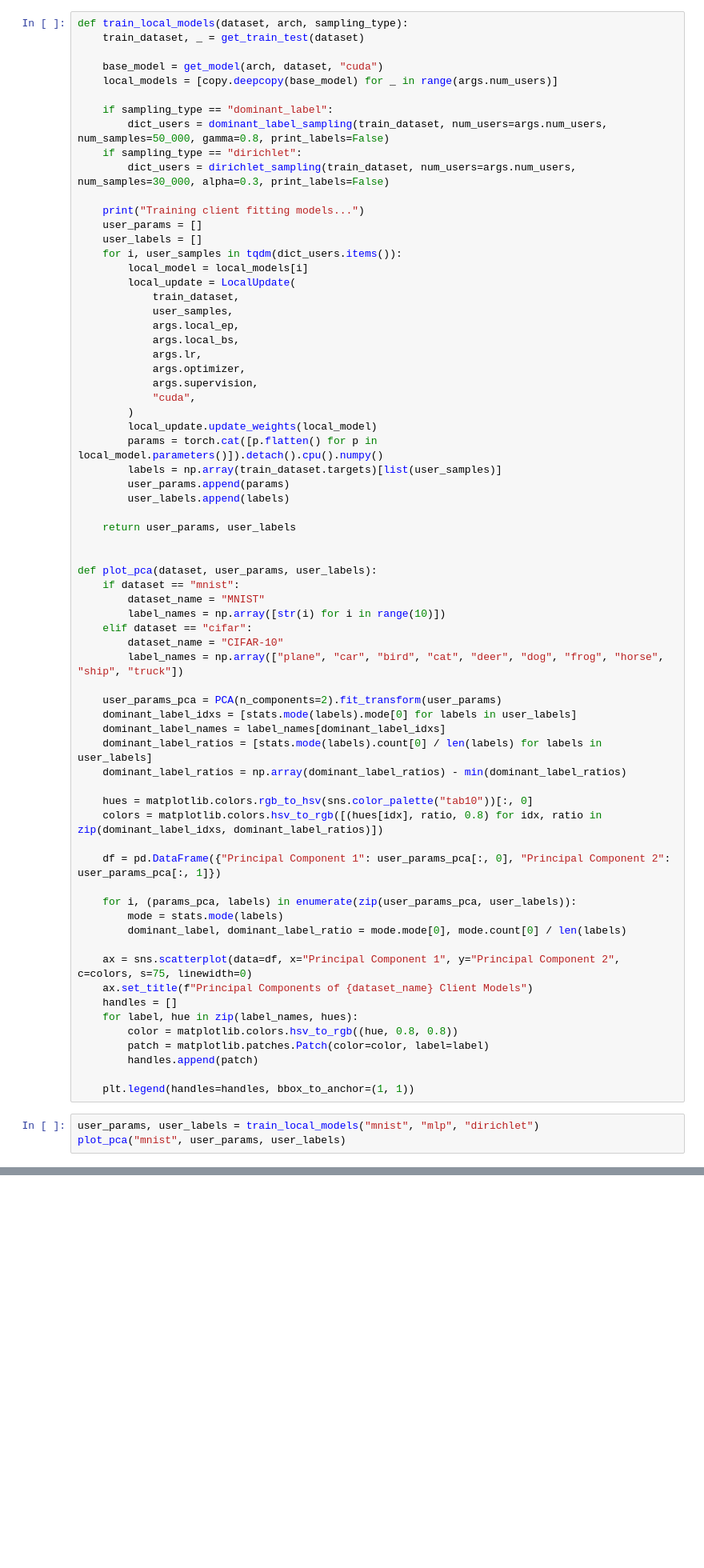
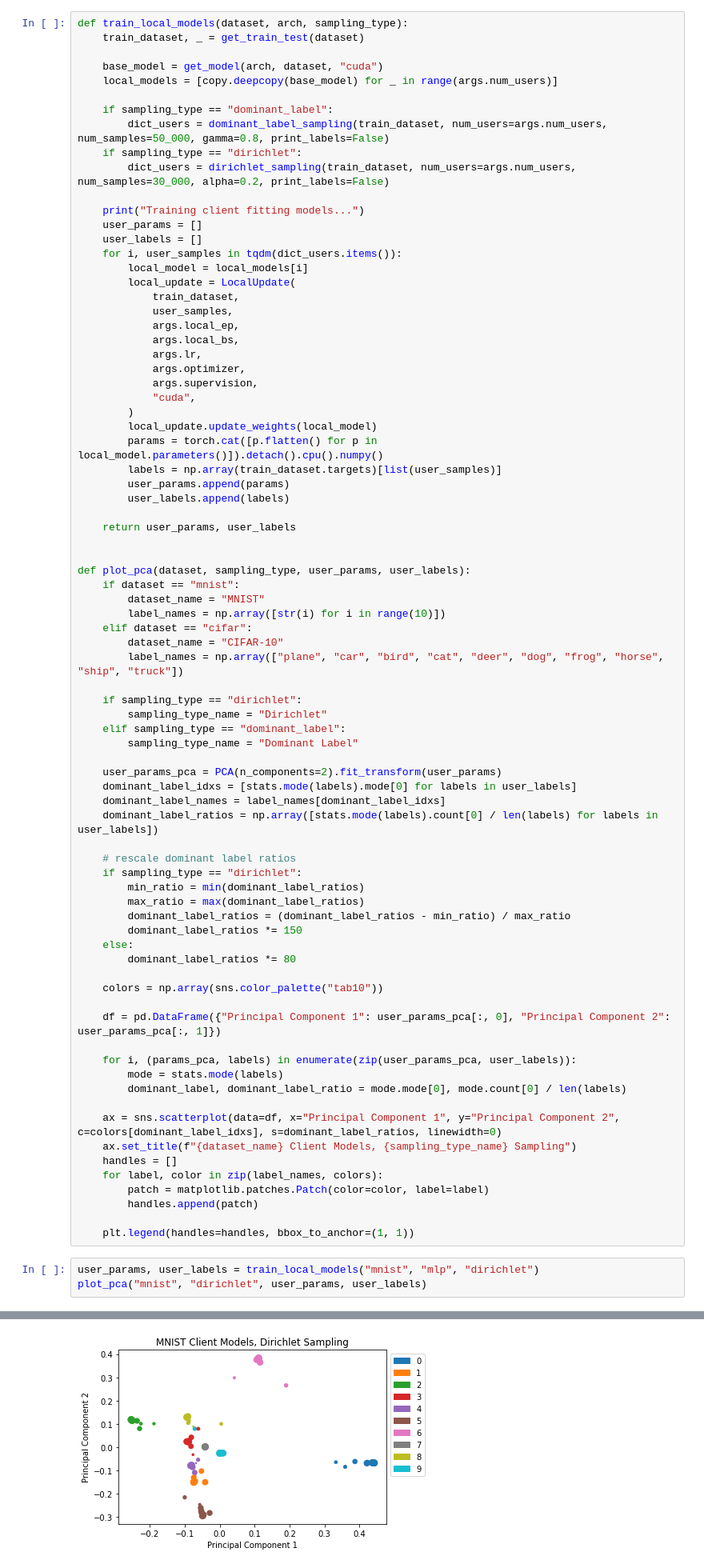
Before and after one commit to dariodematties/Self_Supervised_Federated_Learning, a Jupyter notebook: src/experiments_pca_visualization.ipynb, the cells around one changed output, grey strips where cells are left out. Shown: that part at 80% size. Drawn from its saved outputs; the diff is of its cells as text; blank space fills up the shorter version.

Commit message:
finished pca plotting

```diff
--- a/src/experiments_pca_visualization.ipynb
+++ b/src/experiments_pca_visualization.ipynb
@@ -52,7 +52,7 @@ def train_local_models(dataset, arch, sampling_type):
     if sampling_type == "dominant_label":
         dict_users = dominant_label_sampling(train_dataset, num_users=args.num_users, num_samples=50_000, gamma=0.8, print_labels=False)
     if sampling_type == "dirichlet":
-        dict_users = dirichlet_sampling(train_dataset, num_users=args.num_users, num_samples=30_000, alpha=0.3, print_labels=False)
+        dict_users = dirichlet_sampling(train_dataset, num_users=args.num_users, num_samples=30_000, alpha=0.2, print_labels=False)
 
     print("Training client fitting models...")
     user_params = []
@@ -78,7 +78,7 @@ def train_local_models(dataset, arch, sampling_type):
     return user_params, user_labels
 
 
-def plot_pca(dataset, user_params, user_labels):
+def plot_pca(dataset, sampling_type, user_params, user_labels):
     if dataset == "mnist":
         dataset_name = "MNIST"
         label_names = np.array([str(i) for i in range(10)])
@@ -86,14 +86,26 @@ def plot_pca(dataset, user_params, user_labels):
         dataset_name = "CIFAR-10"
         label_names = np.array(["plane", "car", "bird", "cat", "deer", "dog", "frog", "horse", "ship", "truck"])
 
+    if sampling_type == "dirichlet":
+        sampling_type_name = "Dirichlet"
+    elif sampling_type == "dominant_label":
+        sampling_type_name = "Dominant Label"
+
     user_params_pca = PCA(n_components=2).fit_transform(user_params)
     dominant_label_idxs = [stats.mode(labels).mode[0] for labels in user_labels]
     dominant_label_names = label_names[dominant_label_idxs]
-    dominant_label_ratios = [stats.mode(labels).count[0] / len(labels) for labels in user_labels]
-    dominant_label_ratios = np.array(dominant_label_ratios) - min(dominant_label_ratios)
+    dominant_label_ratios = np.array([stats.mode(labels).count[0] / len(labels) for labels in user_labels])
 
-    hues = matplotlib.colors.rgb_to_hsv(sns.color_palette("tab10"))[:, 0]
-    colors = matplotlib.colors.hsv_to_rgb([(hues[idx], ratio, 0.8) for idx, ratio in zip(dominant_label_idxs, dominant_label_ratios)])
+    # rescale dominant label ratios
+    if sampling_type == "dirichlet":
+        min_ratio = min(dominant_label_ratios)
+        max_ratio = max(dominant_label_ratios)
+        dominant_label_ratios = (dominant_label_ratios - min_ratio) / max_ratio
+        dominant_label_ratios *= 150
+    else:
+        dominant_label_ratios *= 80
+
+    colors = np.array(sns.color_palette("tab10"))
 
     df = pd.DataFrame({"Principal Component 1": user_params_pca[:, 0], "Principal Component 2": user_params_pca[:, 1]})
 
@@ -101,17 +113,17 @@ def plot_pca(dataset, user_params, user_labels):
         mode = stats.mode(labels)
         dominant_label, dominant_label_ratio = mode.mode[0], mode.count[0] / len(labels)
 
-    ax = sns.scatterplot(data=df, x="Principal Component 1", y="Principal Component 2", c=colors, s=75, linewidth=0)
-    ax.set_title(f"Principal Components of {dataset_name} Client Models")
+    ax = sns.scatterplot(data=df, x="Principal Component 1", y="Principal Component 2", c=colors[dominant_label_idxs], s=dominant_label_ratios, linewidth=0)
+    ax.set_title(f"{dataset_name} Client Models, {sampling_type_name} Sampling")
     handles = []
-    for label, hue in zip(label_names, hues):
-        color = matplotlib.colors.hsv_to_rgb((hue, 0.8, 0.8))
+    for label, color in zip(label_names, colors):
         patch = matplotlib.patches.Patch(color=color, label=label)
         handles.append(patch)
 
     plt.legend(handles=handles, bbox_to_anchor=(1, 1))
 # %%
 user_params, user_labels = train_local_models("mnist", "mlp", "dirichlet")
-plot_pca("mnist", user_params, user_labels)
+plot_pca("mnist", "dirichlet", user_params, user_labels)
 # %% [output]
 Training client fitting models...
+[figure, added]
```
Also changed, not shown: parts of 4 cells of this notebook, 12 other files.
